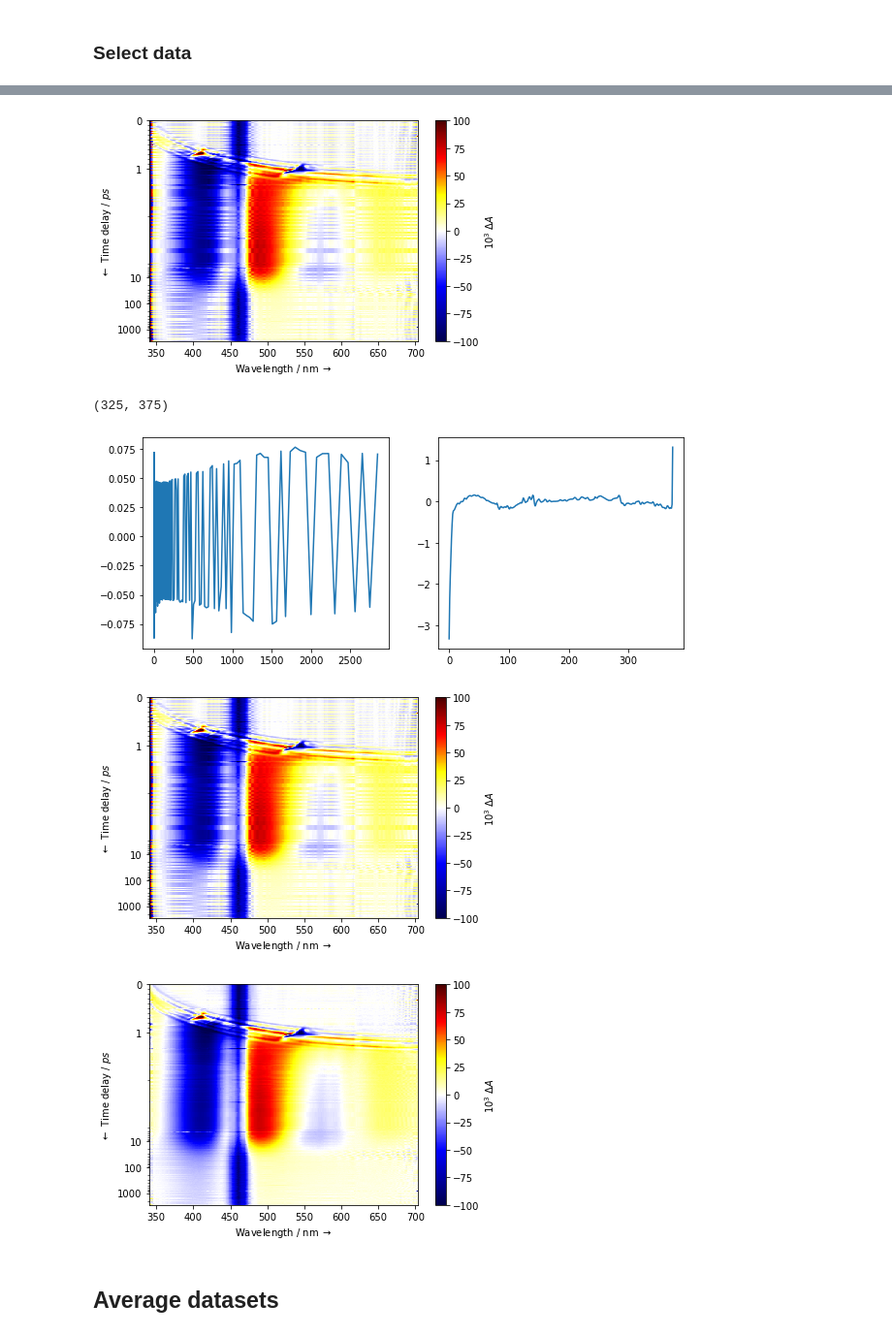
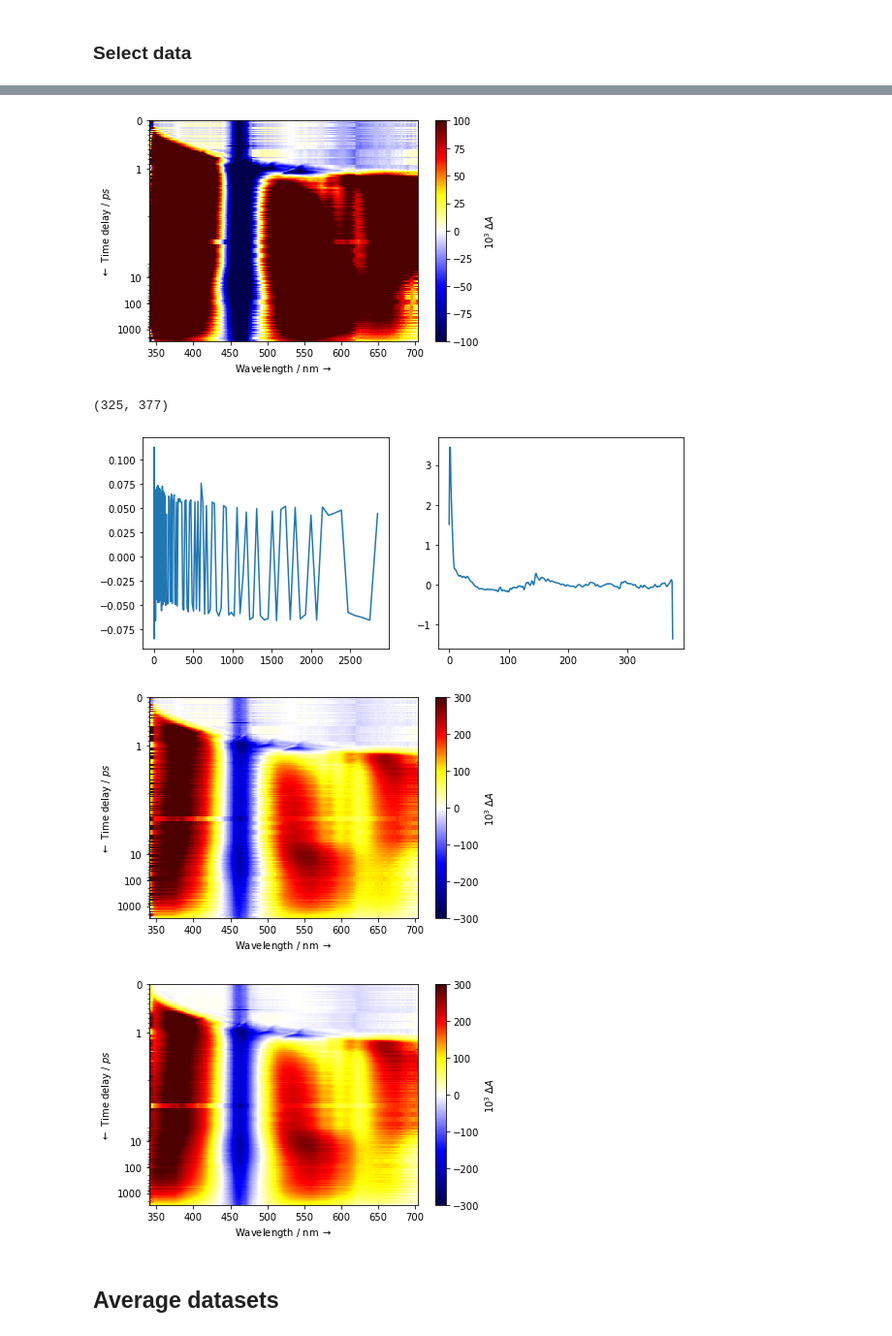
Before and after one commit to dmadea/Jupyter-Tutorials, a Jupyter notebook: Femto + LDM/Data_loader.ipynb, the cells around one changed output, grey strips where cells are left out. Shown at 97% size. Cells and saved outputs as stored; diff of their text form; code cells hidden in the pictures.

```diff
--- a/Femto + LDM/Data_loader.ipynb
+++ b/Femto + LDM/Data_loader.ipynb
@@ -28,10 +28,10 @@ import os
 # _dir = r'C:\Users\Dominik\Documents\MUNI\Organic Photochemistry\RealTimeSync\Projects\2019-Bilirubin project\TS\Femto\Sadegh\raw data from 2020\470 nm ex\SVD+ICA corr'
 # _dir = r'C:\Users\Dominik\Documents\MUNI\Organic Photochemistry\RealTimeSync\Projects\2019-Bilirubin project\TS\Femto\2020_01_23 ZE isomer'
 _dir = r'C:\Users\dominik\Documents\RealTimeSync\Projects\2019-Bilirubin project\TS\Femto\2020_09_23 Z isomer 470 nm ex. MeOH\ICA corr'
-_dir = r'C:\Users\dominik\Documents\RealTimeSync\Projects\2019-Bilirubin project\TS\Femto\2020_09_23 Z isomer 470 nm ex. MeOH'
+_dir = r'C:\Users\Dominik\Documents\MUNI\Organic Photochemistry\RealTimeSync\Projects\2019-Bilirubin project\TS\Femto\2020_09_23 Z isomer 470 nm ex. MeOH\fla\ICA corr'
 
 
-groups = get_groups(_dir, ext='a?')
+groups = get_groups(_dir, ext='proc?')
 # groups = get_groups(_dir)
 
 groups
@@ -61,8 +52,7 @@ ValueError: max() arg is an empty sequence
 
 # for Z
 g1 = groups
-del g1[0]
-del g1[0]
+# del g1[0][-1]
 
 # del g1[2][2]
 # del g1[2][-1]
@@ -76,10 +66,8 @@ del g1[0]
 # grps = [[g[0] for g in g1[:6]]] + [[g[0] for g in g1[6:12]]] + [[g[0] for g in g1[12:18]]]
 # data = load_groups(grps, transpose=True)
 
-data = load_groups(g1, transpose=True, t_axis_mul=1e-3)
+data = load_groups(g1, transpose=True, t_axis_mul=1)
 
 
-plot_matrix(data, z_lim=(-0.1, 0.1), w_lim=(350, 700), symlog=True, linthresh=1)
-
-data[0, 0].D.shape
+plot_matrix(data, z_lim=(-0.4, 0.4), w_lim=(350, 700), symlog=True, linthresh=1)
 # %% [output]
@@ -88,5 +75,5 @@ data[0, 0].D.shape
 # %%
-idx = 5
+idx = 2
 d = data[0, idx]
 
 d.crop(w_lim=(340, None))
@@ -96,10 +83,10 @@ plot_data(d, D_mul_factor=1e3, symlog=True, z_lim=(-100, 100), t_lim=(0, None),
 
 path, ext = os.path.splitext(d.fname)
 fname = os.path.split(path)[1]
-save_path = r'C:\Users\dominik\Documents\RealTimeSync\Projects\2019-Bilirubin project\TS\Femto\2020_09_23 Z isomer 470 nm ex. MeOH\ICA corr'
+save_path = r'C:\Users\Dominik\Documents\MUNI\Organic Photochemistry\RealTimeSync\Projects\2019-Bilirubin project\TS\Femto\2020_09_23 Z isomer 470 nm ex. MeOH\fla\ICA corr'
 save_path = os.path.join(save_path, fname + f'.proc{idx}')
 # %% [output]
-[figure, old version]
+[figure, new version]
 # %%
 from sklearn.decomposition import FastICA, PCA
 
@@ -109,9 +96,9 @@ ica = FastICA(n_components=8, max_iter=int(1e4))
 C = ica.fit_transform(d.D)  # Reconstruct signals
 ST = ica.mixing_.T  # Get estimated mixing matrix
 # %% [output]
-(325, 375)
+(325, 377)
 # %%
-n = 6
+n = 0
 
 
 plt.figure(figsize=(10, 4))
@@ -121,24 +108,24 @@ plt.subplot(122)
 plt.plot(ST[n])
 plt.show()
 # %% [output]
-[figure, old version]
+[figure, new version]
 # %%
 D_ica = C @ ST
 res = D_ica - d.D
 D_transformed = d.D - np.outer(C[:, n], ST[n, :])
 f = Data.from_matrix(D_transformed, d.times, d.wavelengths)
 
-plot_data(d, D_mul_factor=1e3, symlog=True, z_lim=(-100, 100), t_lim=(0, None), w_lim=(None, None), fig_size=(6, 4),
+plot_data(d, D_mul_factor=1e3, symlog=True, z_lim=(-300, 300), t_lim=(0, None), w_lim=(None, None), fig_size=(6, 4),
           cmap='diverging', t_unit='$ps$', title='', filepath=None, dpi=500, linthresh=3, linscale=5)
-plot_data(f, D_mul_factor=1e3, symlog=True, z_lim=(-100, 100), t_lim=(0, None), w_lim=(None, None), fig_size=(6, 4),
+plot_data(f, D_mul_factor=1e3, symlog=True, z_lim=(-300, 300), t_lim=(0, None), w_lim=(None, None), fig_size=(6, 4),
           cmap='diverging', t_unit='$ps$', title='', filepath=None, dpi=500, linthresh=3, linscale=5)
 save_matrix(f, delimiter='\t', fname=save_path)
 
 # plt.plot(f.D[:, -20])
 # plt.show()
 # %% [output]
-[figure, old version]
+[figure, new version]
-[figure, old version]
+[figure, new version]
 # %% [markdown]
 ## Average datasets
 # %%
```
Also changed, not shown: parts of 7 cells of this notebook.
